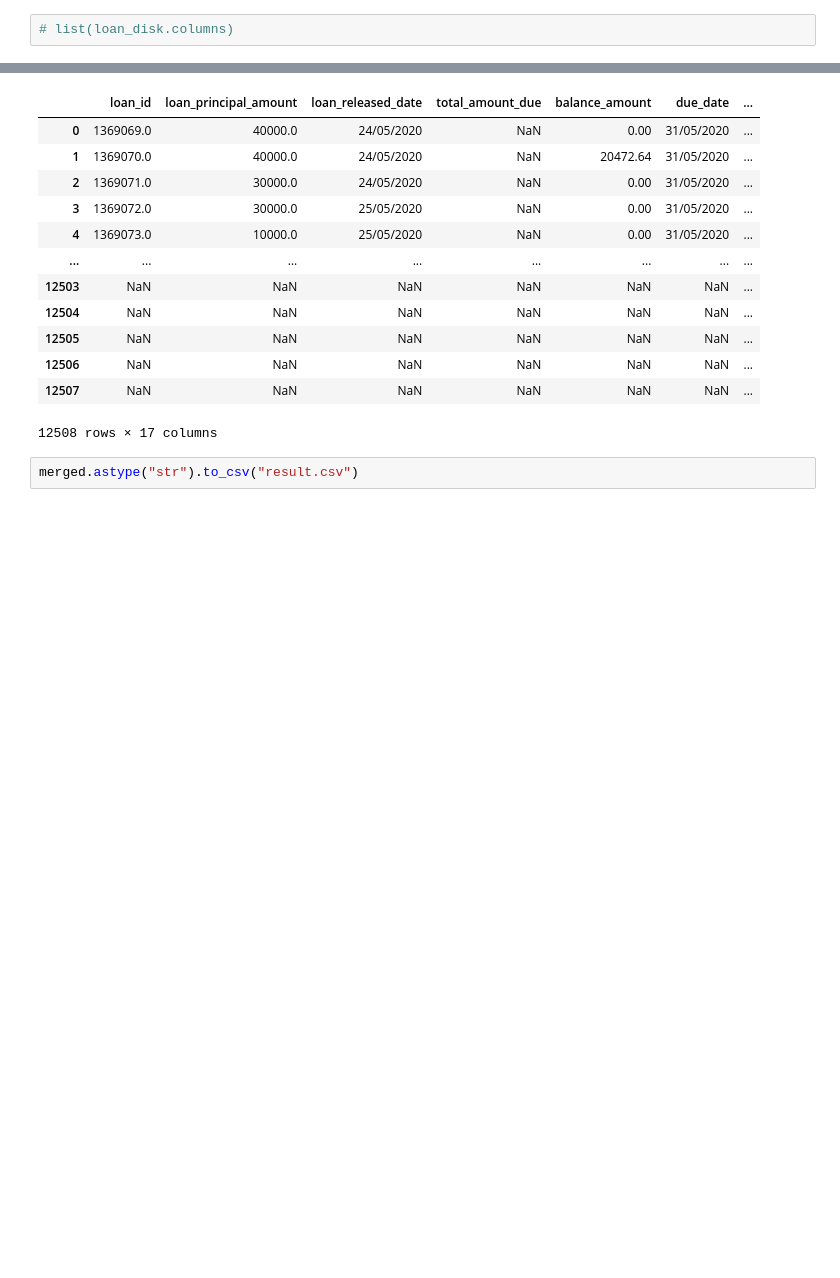
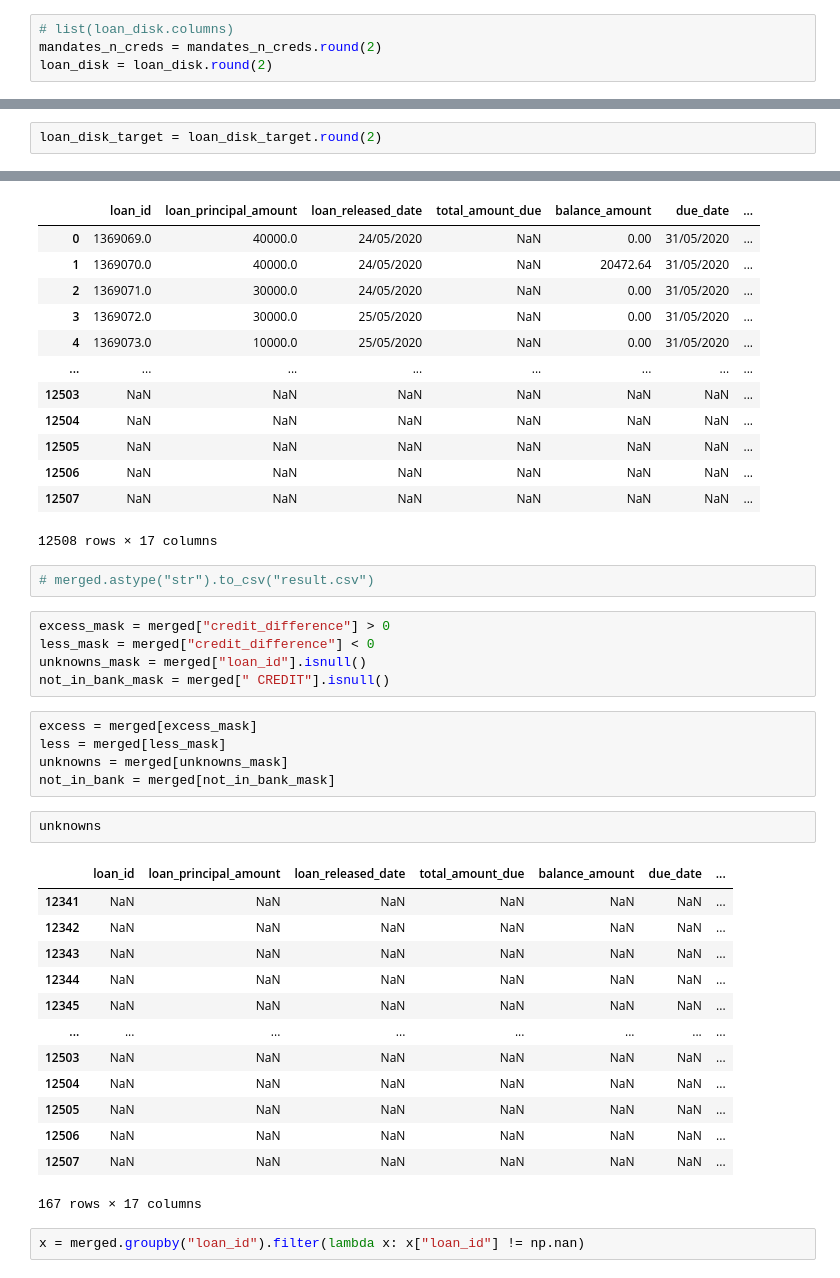
Before and after one commit to dtekluva/cohort3b8wd, a Jupyter notebook: atha/loandisk/analysis.ipynb, the cells around one changed output, grey strips where cells are left out. Saved outputs shown, nothing was run; the diff lists cells and outputs as text; blank space fills up the shorter version.

Commit message:
Added mandate comparison

```diff
--- a/atha/loandisk/analysis.ipynb
+++ b/atha/loandisk/analysis.ipynb
@@ -5,6 +6,8 @@ mandates_n_creds = pd.read_csv("main_cleaned.csv-mandates-credits.csv")
 loan_disk = pd.read_csv("all2 - Copy.csv")
 # %%
 # list(loan_disk.columns)
+mandates_n_creds = mandates_n_creds.round(2)
+loan_disk = loan_disk.round(2)
 # %%
 mandates_n_creds.drop(["Unnamed: 0"], axis = 1, inplace = True) # drop the unwanted column Unnamed: 0 from mandates
 # %%
@@ -63,3 +50,5 @@ loan_disk_target
+# %%
+loan_disk_target = loan_disk_target.round(2)
 # %%
 pd.merge(
          left = loan_disk_target,
@@ -96,4 +99,32 @@ merged
 | 12507 | NaN | NaN | NaN | NaN | NaN | NaN | ... |
 12508 rows × 17 columns
 # %%
-merged.astype("str").to_csv("result.csv")
+# merged.astype("str").to_csv("result.csv")
+# %%
+excess_mask = merged["credit_difference"] > 0
+less_mask = merged["credit_difference"] < 0
+unknowns_mask = merged["loan_id"].isnull()
+not_in_bank_mask = merged[" CREDIT"].isnull()
+# %%
+excess = merged[excess_mask]
+less = merged[less_mask]
+unknowns = merged[unknowns_mask]
+not_in_bank = merged[not_in_bank_mask]
+# %%
+unknowns
+# %% [output]
+|  | loan_id | loan_principal_amount | loan_released_date | total_amount_due | balance_amount | due_date | ... |
+| 12341 | NaN | NaN | NaN | NaN | NaN | NaN | ... |
+| 12342 | NaN | NaN | NaN | NaN | NaN | NaN | ... |
+| 12343 | NaN | NaN | NaN | NaN | NaN | NaN | ... |
+| 12344 | NaN | NaN | NaN | NaN | NaN | NaN | ... |
+| 12345 | NaN | NaN | NaN | NaN | NaN | NaN | ... |
+| ... | ... | ... | ... | ... | ... | ... | ... |
+| 12503 | NaN | NaN | NaN | NaN | NaN | NaN | ... |
+| 12504 | NaN | NaN | NaN | NaN | NaN | NaN | ... |
+| 12505 | NaN | NaN | NaN | NaN | NaN | NaN | ... |
+| 12506 | NaN | NaN | NaN | NaN | NaN | NaN | ... |
+| 12507 | NaN | NaN | NaN | NaN | NaN | NaN | ... |
+167 rows × 17 columns
+# %%
+x = merged.groupby("loan_id").filter(lambda x: x["loan_id"] != np.nan)
```
Also changed, not shown: parts of 5 cells of this notebook, 16 other files.
